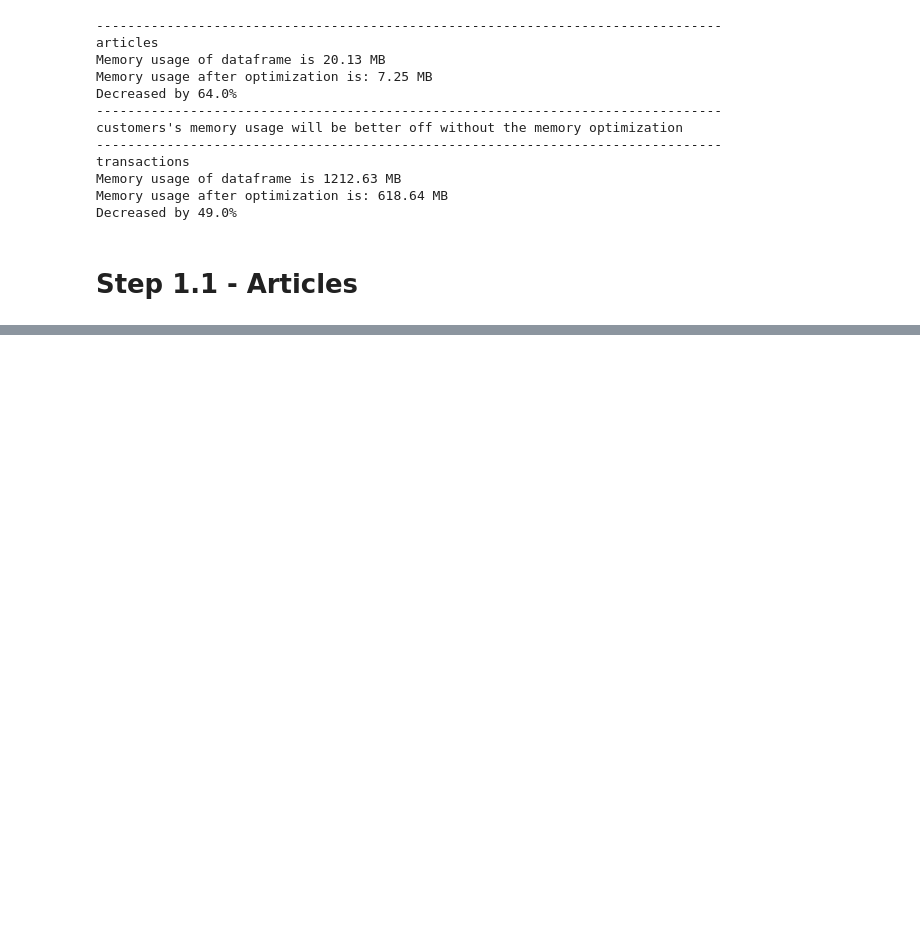
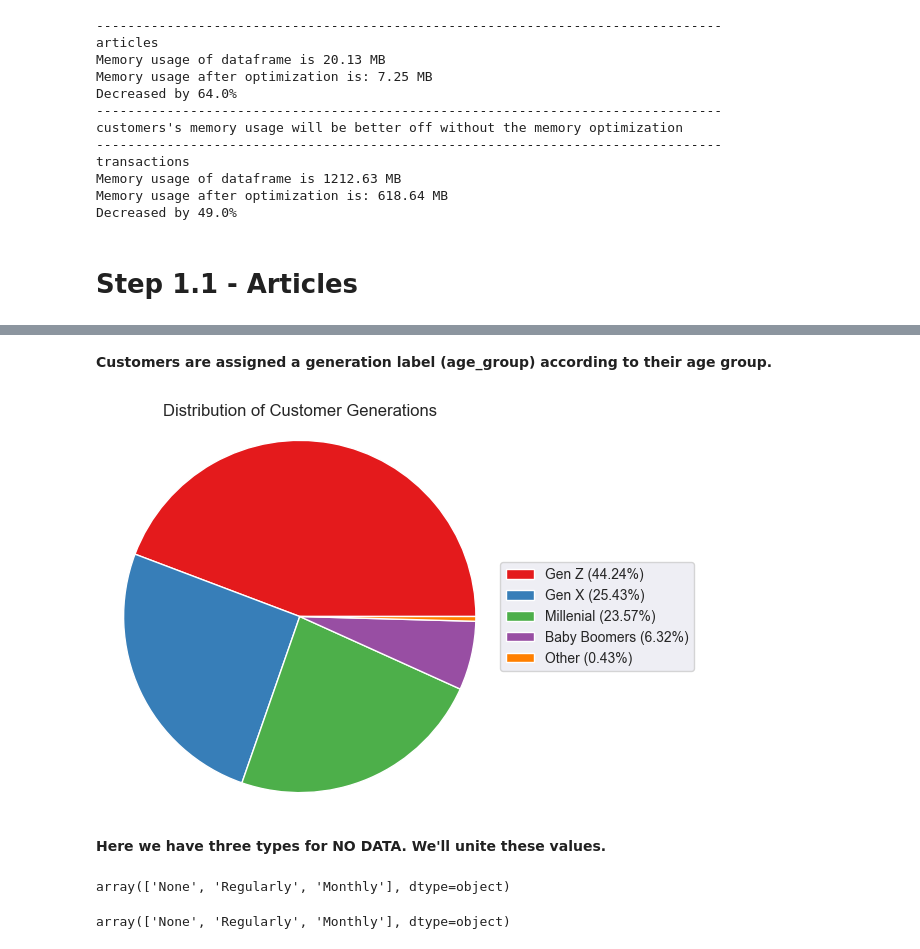
Before and after one commit to hoangnhavo17/H-M, a Jupyter notebook: H-M_EDA/eda.ipynb, the cells around one changed output, grey strips where cells are left out. Drawn from its saved outputs; the diff is of its cells as text; code cells hidden in the pictures; blank space fills up the shorter version.

```diff
--- a/H-M_EDA/eda.ipynb
+++ b/H-M_EDA/eda.ipynb
@@ -104,0 +154,30 @@ Transactions field description:
+# %% [markdown]
+**Customers are assigned a generation label (age_group) according to their age group.**
+# %%
+# Add gen label (age_group)
+pre_customers['age_group'] = pre_customers['age'].apply(gen_label)
+pre_customers_gen_counts = pre_customers['age_group'].value_counts()
+gen_counts_dict = dict(pre_customers_gen_counts)
+
+plt.figure(figsize=(5,5))
+plt.pie(pre_customers_gen_counts, colors=sns.color_palette('Set1'))
+plt.title('Distribution of Customer Generations')
+plt.axis('equal')
+
+gen_percentages = [f'{gen_counts_dict[key]/sum(gen_counts_dict.values())*100:.2f}%' for key in gen_counts_dict.keys()]
+
+plt.legend(labels=[f'{label} ({percent})' for label, percent in zip(gen_counts_dict.keys(), gen_percentages)], loc="center left", bbox_to_anchor=(1, 0.5))
+plt.show()
+# %% [output]
+[figure, added]
+# %% [markdown]
+**Here we have three types for NO DATA. We'll unite these values.**
+# %%
+pre_customers['fashion_news_frequency'].unique()
+# %% [output]
+array(['None', 'Regularly', 'Monthly'], dtype=object)
+# %%
+pre_customers.loc[~pre_customers['fashion_news_frequency'].isin(['Regularly', 'Monthly']), 'fashion_news_frequency'] = 'None'
+pre_customers['fashion_news_frequency'].unique()
+# %% [output]
+array(['None', 'Regularly', 'Monthly'], dtype=object)
```
Also changed, not shown: parts of 19 cells of this notebook.
